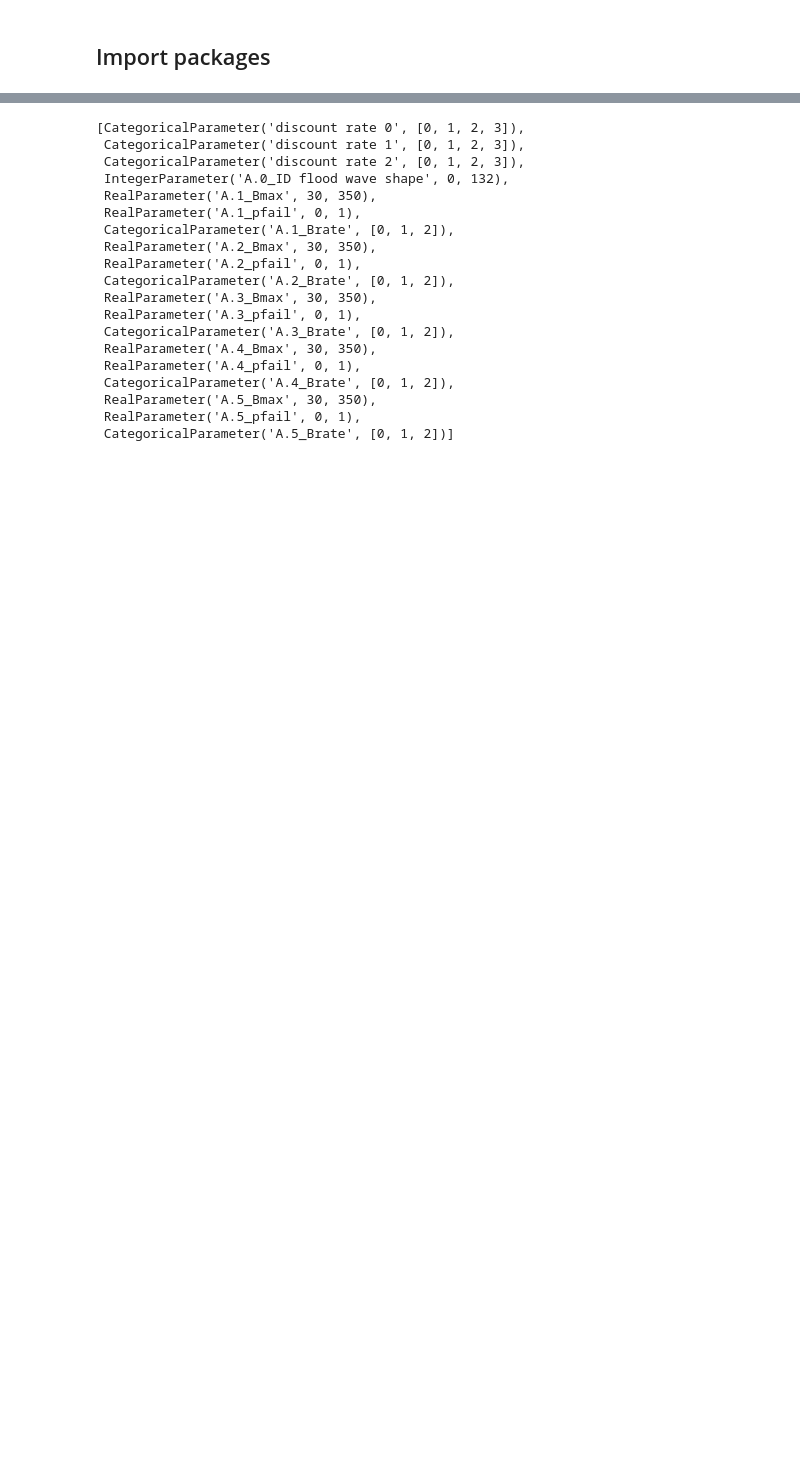
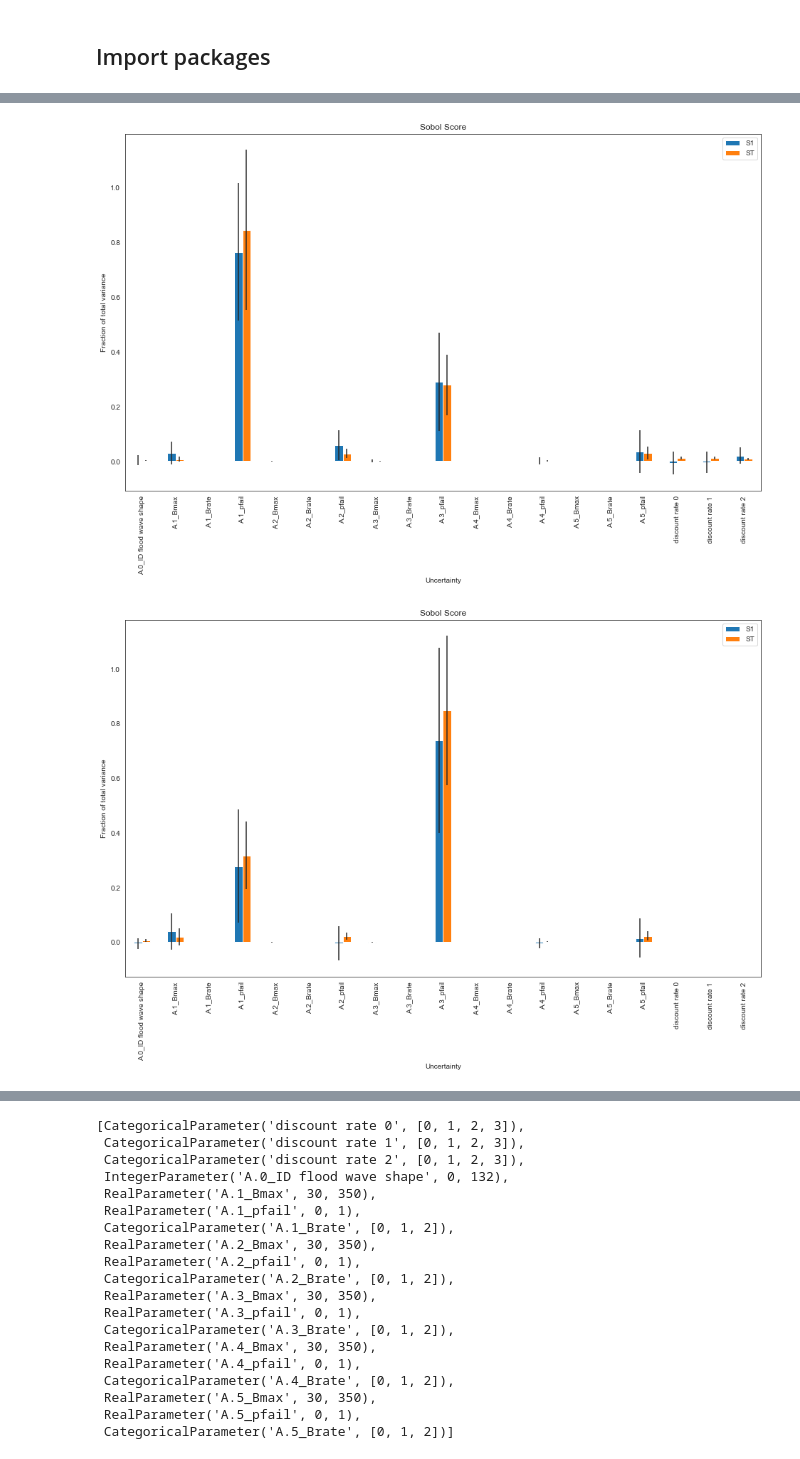
Before and after one commit to itjallingii/sassy_lion, a Jupyter notebook: SensitivityAnalysisSobol/sensitivity_analysis_grp1.ipynb, the cells around one changed output, grey strips where cells are left out. Saved outputs shown, nothing was run; the diff lists cells and outputs as text; code cells hidden in the pictures; blank space fills up the shorter version.

```diff
--- a/SensitivityAnalysisSobol/sensitivity_analysis_grp1.ipynb
+++ b/SensitivityAnalysisSobol/sensitivity_analysis_grp1.ipynb
@@ -48,0 +129,43 @@ problem = get_SALib_problem(uncertainties)
+# %%
+def plot_sobol_interaction(sobol_score):
+    Si_filter = {k:sobol_score[k] for k in ['ST','ST_conf','S1','S1_conf']}
+    Si_df = pd.DataFrame(Si_filter, index=problem['names'])
+
+    sns.set_style('white')
+    fig, ax = plt.subplots(1)
+
+    indices = Si_df[['S1','ST']]
+    err = Si_df[['S1_conf','ST_conf']]
+
+    indices.plot.bar(yerr=err.values.T,ax=ax)
+    fig.set_size_inches(16,12)
+    fig.subplots_adjust(bottom=0.3)
+    plt.title('Sobol Score')
+    ax.set(xlabel='Uncertainty', ylabel='Fraction of total variance')
+    plt.show()
+
+# We can also study the convergence of the Sobol indices as a function of the number of samples,
+# by computing the indices over a partial sample:
+
+def plot_sobol_convergence(final_sobol):
+
+    s_data = pd.DataFrame(index=problem['names'],
+                          columns=np.arange(1,n_scenario,5)*(2*problem['num_vars']+2))
+    for j in s_data.columns:
+        scores = sobol.analyze(problem, final_sobol[0:j], calc_second_order=True, print_to_console=False)
+        s_data.loc[:,j] = scores['ST']
+
+    fig, ax = plt.subplots(1)
+
+    s_data.T.plot(ax=ax)
+    ax.set_xlabel('Samples')
+    ax.set_ylabel('Total index (ST)')
+    plt.title('Sobol Convergence')
+    plt.legend(bbox_to_anchor=(1.05, 1), loc=2, borderaxespad=0.)
+    plt.show()
+# %%
+plot_sobol_interaction(EAD_score)
+plot_sobol_interaction(END_score)
+# %% [output]
+[figure, added]
+[figure, added]
```
Also changed, not shown: parts of 23 cells of this notebook, 5 other files.
